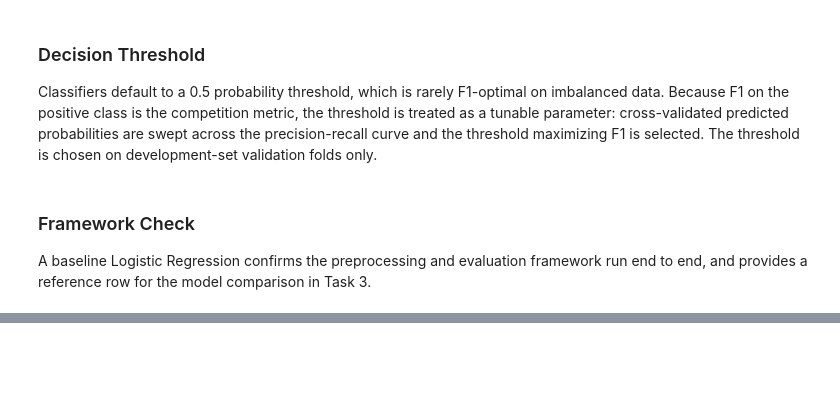
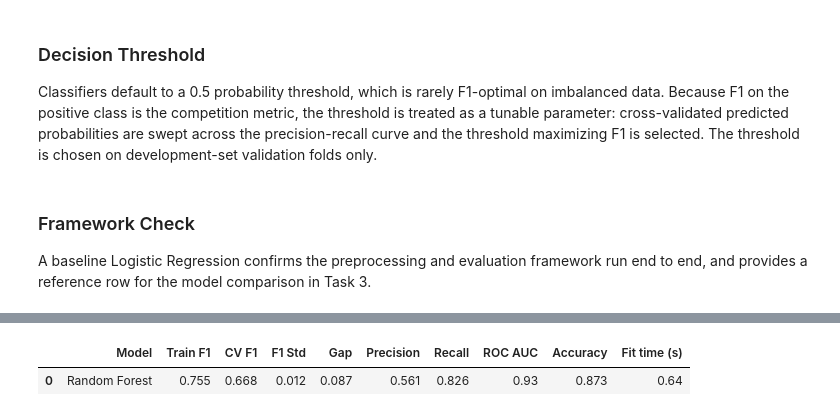
Before and after one commit to Aaryan1524/CAI_4105_2026_Fall_Team_2, a Jupyter notebook: challenge2/challenge2.ipynb, the cells around one changed output, grey strips where cells are left out. Drawn from its saved outputs; the diff is of its cells as text; code cells hidden in the pictures; blank space fills up the shorter version.

```diff
--- a/challenge2/challenge2.ipynb
+++ b/challenge2/challenge2.ipynb
@@ -362,0 +408,24 @@ display(pd.DataFrame([tune_threshold("Logistic Regression (baseline)", baseline)
+# %%
+from sklearn.ensemble import RandomForestClassifier
+
+random_forest = Pipeline([
+    ("preprocessor", preprocessor),
+    ("model", RandomForestClassifier(
+        n_estimators=200,         # Number of decision trees in the forest.
+        max_depth=15,             # Limits the maximum depth of each tree.
+        min_samples_split=10,     # Minimum samples needed to split a node.
+        min_samples_leaf=5,       # Minimum samples required in each leaf.
+        class_weight="balanced",  # Accounts for the imbalanced target classes.
+        random_state=42,          # Ensures reproducible results.
+        n_jobs=-1                 # Uses all available CPU cores.
+    ))
+])
+
+# Evaluate the model using stratified 5-fold cross-validation.
+rf_results = cv_evaluate("Random Forest", random_forest)
+
+# Display the evaluation metrics.
+display(pd.DataFrame([rf_results]).round(3))
+# %% [output]
+|  | Model | Train F1 | CV F1 | F1 Std | Gap | Precision | Recall | ROC AUC | Accuracy | Fit time (s) |
+| 0 | Random Forest | 0.755 | 0.668 | 0.012 | 0.087 | 0.561 | 0.826 | 0.93 | 0.873 | 0.64 |
```
Also changed, not shown: parts of 7 cells of this notebook.
